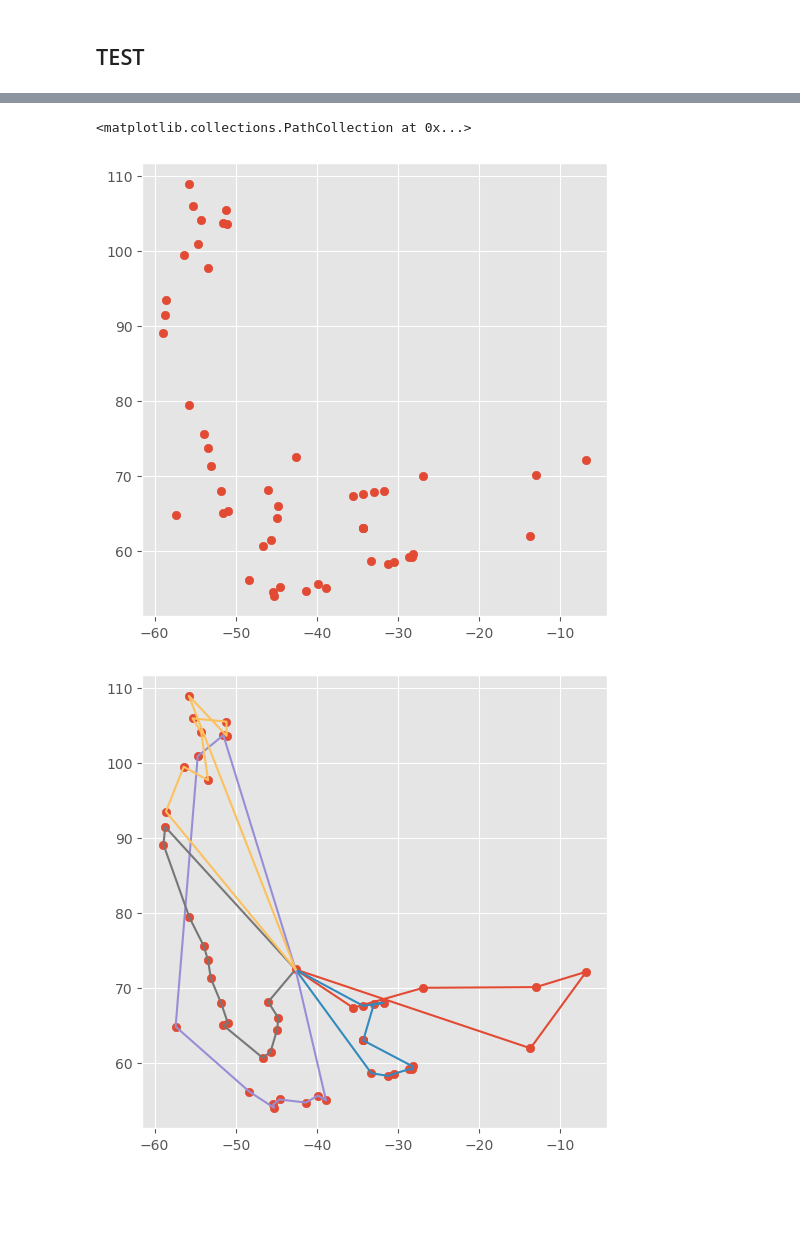
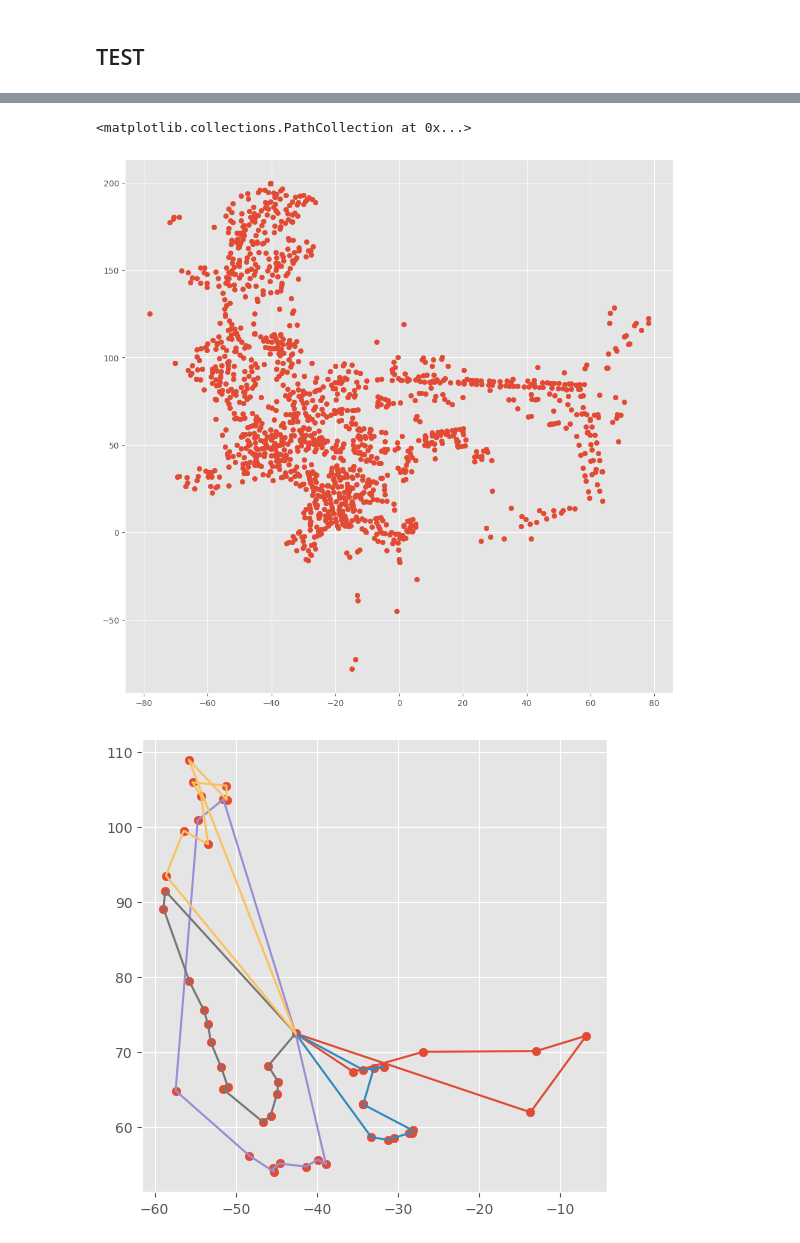
Before and after one commit to EvgenyOleshkevich/transopt_routing, a Jupyter notebook: NIER/NIR_balanced_weight2.ipynb, the cells around one changed output, grey strips where cells are left out. Drawn from its saved outputs; the diff is of its cells as text; code cells hidden in the pictures; blank space fills up the shorter version.

Commit message:
greedy fix and test update

```diff
--- a/NIER/NIR_balanced_weight2.ipynb
+++ b/NIER/NIR_balanced_weight2.ipynb
@@ -358,4 +358,5 @@ df.drop(['address', 'count', 'v'], axis=1).to_csv('cpp_data.csv', index = False,
 # %% [markdown]
 ## TEST
 # %%
-df = pd.read_csv('data_vertex_test.csv', sep = ' ')
+df = pd.read_csv('data_vertex.csv', sep = ' ')
+df
@@ -363,12 +390,12 @@ df = pd.read_csv('data_vertex_test.csv', sep = ' ')
 X = df['lat']
 Y = df['lon']
 # %%
-fig = plt.figure(figsize=(6,6), dpi=100)
+fig = plt.figure(figsize=(12,12), dpi=100)
 
 scatter(X,Y)
 # %% [output]
 <matplotlib.collections.PathCollection at 0x...>
-[figure, old version]
+[figure, new version]
 # %%
 def get_routs(routs_index):
     routs = []
```
Also changed, not shown: parts of 5 cells of this notebook, 3 other files.
